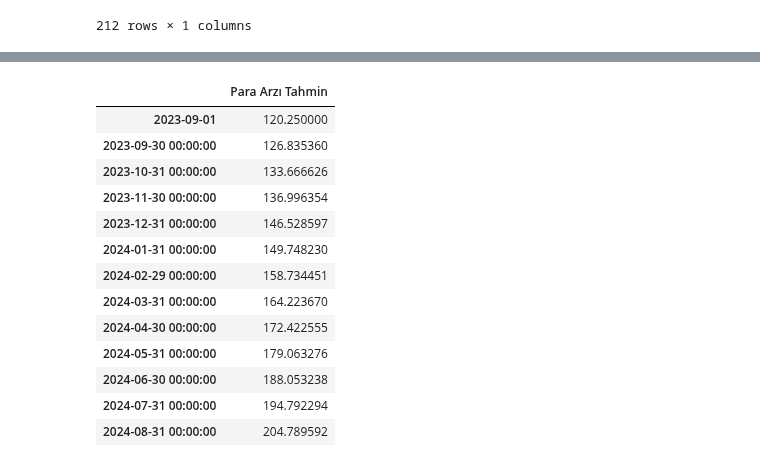
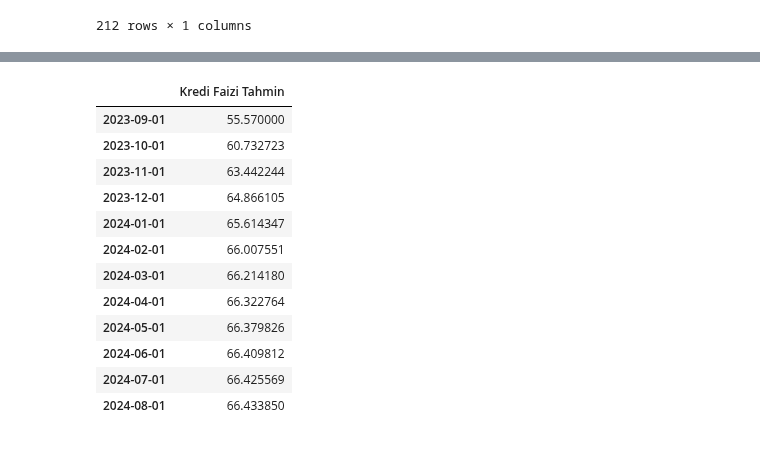
Before and after one commit to kaboya19/InflationForecast, a Jupyter notebook: InflationForecast.ipynb, the cells around one changed output, grey strips where cells are left out. Cells and saved outputs as stored; diff of their text form; code cells hidden in the pictures.

```diff
--- a/InflationForecast.ipynb
+++ b/InflationForecast.ipynb
@@ -403,0 +383,8 @@ pfaiz
+# %%
+kfaiz=evds.get_data(["TP.KTFTUK"],startdate="01-02-2006",enddate=date.today().strftime("%d-%m-%Y"),frequency=5)
+kfaiz.columns=["Tarih","Kredi Faizi"]
+kfaiz=kfaiz.set_index(kfaiz["Tarih"])
+del kfaiz["Tarih"]
+kfaiz=kfaiz.astype(float)
+kfaiz=kfaiz.set_index(pd.date_range('2006-02-01','2023-10-01' , freq='1M')-pd.offsets.MonthBegin(1))
+kfaiz
@@ -577,29 +670,31 @@ faiztahmin
 # %%
 # En uygun parametrelerle ARIMA modelini eğitme
-optimal_model = ARIMA(dfn["Para Arzi Onceki"], order=(4,3,4))
+optimal_model = ARIMA(kfaiz["Kredi Faizi"], order=(1,1,0))
 optimal_model_fit = optimal_model.fit()
 
 # Gelecek 12 ay için tahmin yapma
-optimal_future_forecast = optimal_model_fit.forecast(steps=12)
+optimal_future_forecast = optimal_model_fit.forecast(steps=11)
 optimal_future_predictions = optimal_future_forecast.values
 
-optimal_future_predictions = pd.DataFrame(optimal_future_predictions,index=pd.date_range('2023-09-01', periods=12, freq='M'))
-paraarzitahmin=pd.DataFrame({120.25},index=["2023-09-01"])
-paraarzitahmin=pd.concat([paraarzitahmin,optimal_future_predictions],axis=0)
-paraarzitahmin.columns=["Para Arzı Tahmin"]
-paraarzitahmin
+optimal_future_predictions = pd.DataFrame(optimal_future_predictions,index=pd.date_range('2023-10-01', periods=11, freq='M'))
+optimal_future_predictions.columns=["Kredi Faizi Tahmin"]
+kfaiztahmin=pd.DataFrame({55.57},index=["2023-09-01"])
+kfaiztahmin.columns=["Kredi Faizi Tahmin"]
+
+kfaiztahmin=pd.concat([kfaiztahmin,optimal_future_predictions],axis=0)
+kfaiztahmin=kfaiztahmin.set_index(pd.date_range('2023-09-01','2024-09-01' , freq='1M')-pd.offsets.MonthBegin(1))
+kfaiztahmin
 # %% [output]
-|  | Para Arzı Tahmin |
-| 2023-09-01 | 120.250000 |
-| 2023-09-30 00:00:00 | 126.835360 |
-| 2023-10-31 00:00:00 | 133.666626 |
-| 2023-11-30 00:00:00 | 136.996354 |
-| 2023-12-31 00:00:00 | 146.528597 |
-| 2024-01-31 00:00:00 | 149.748230 |
-| 2024-02-29 00:00:00 | 158.734451 |
-| 2024-03-31 00:00:00 | 164.223670 |
-| 2024-04-30 00:00:00 | 172.422555 |
-| 2024-05-31 00:00:00 | 179.063276 |
-| 2024-06-30 00:00:00 | 188.053238 |
-| 2024-07-31 00:00:00 | 194.792294 |
-| 2024-08-31 00:00:00 | 204.789592 |
+|  | Kredi Faizi Tahmin |
+| 2023-09-01 | 55.570000 |
+| 2023-10-01 | 60.732723 |
+| 2023-11-01 | 63.442244 |
+| 2023-12-01 | 64.866105 |
+| 2024-01-01 | 65.614347 |
+| 2024-02-01 | 66.007551 |
+| 2024-03-01 | 66.214180 |
+| 2024-04-01 | 66.322764 |
+| 2024-05-01 | 66.379826 |
+| 2024-06-01 | 66.409812 |
+| 2024-07-01 | 66.425569 |
+| 2024-08-01 | 66.433850 |
```
Also changed, not shown: parts of 42 cells of this notebook.
